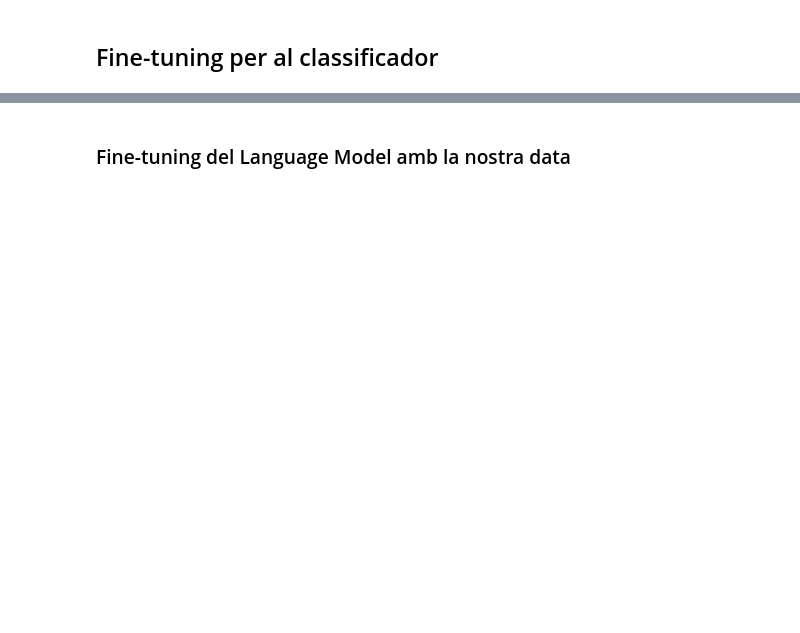
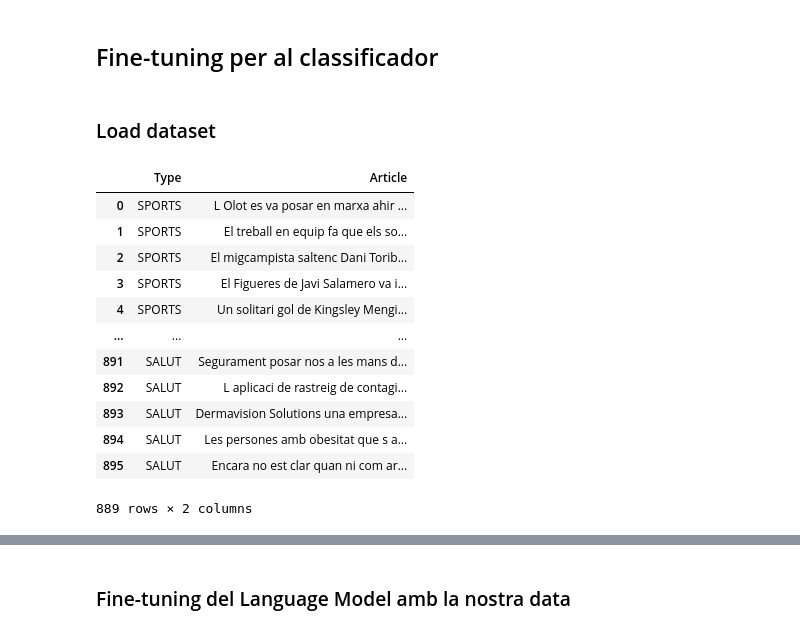
Before and after one commit to adriacabeza/DeepCatalan, a Jupyter notebook: ClassificadorNoticies.ipynb, the cells around one changed output, grey strips where cells are left out. Drawn from its saved outputs; the diff is of its cells as text; code cells hidden in the pictures; blank space fills up the shorter version.

```diff
--- a/ClassificadorNoticies.ipynb
+++ b/ClassificadorNoticies.ipynb
@@ -62,2 +20,24 @@ data_lm.save('data_lm')
 # %% [markdown]
 ## Fine-tuning per al classificador
+# %% [markdown]
+### Load dataset
+# %%
+data = pd.read_csv('data.csv', delimiter='|', error_bad_lines=False)
+data.drop_duplicates()
+data['Article'] = data['Article'].str.replace("[^a-zA-Z]", " ")
+data = data.dropna()
+data
+# %% [output]
+|  | Type | Article |
+| 0 | SPORTS | L Olot es va posar en marxa ahir ... |
+| 1 | SPORTS | El treball en equip fa que els so... |
+| 2 | SPORTS | El migcampista saltenc Dani Torib... |
+| 3 | SPORTS | El Figueres de Javi Salamero va i... |
+| 4 | SPORTS | Un solitari gol de Kingsley Mengi... |
+| ... | ... | ... |
+| 891 | SALUT | Segurament posar nos a les mans d... |
+| 892 | SALUT | L aplicaci de rastreig de contagi... |
+| 893 | SALUT | Dermavision Solutions una empresa... |
+| 894 | SALUT | Les persones amb obesitat que s a... |
+| 895 | SALUT | Encara no est clar quan ni com ar... |
+889 rows × 2 columns
```
Also changed, not shown: parts of 39 cells of this notebook, 2 other files.
